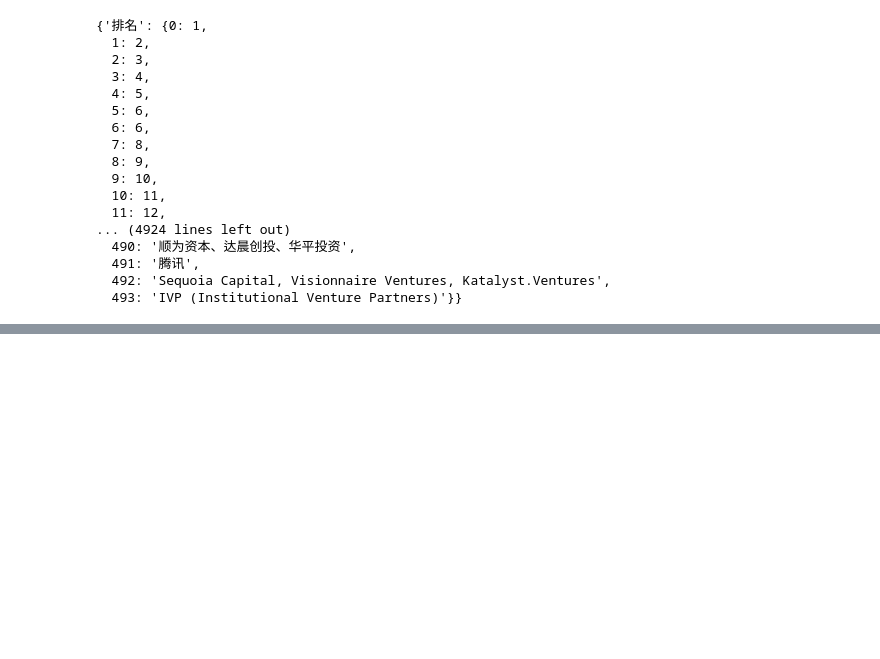
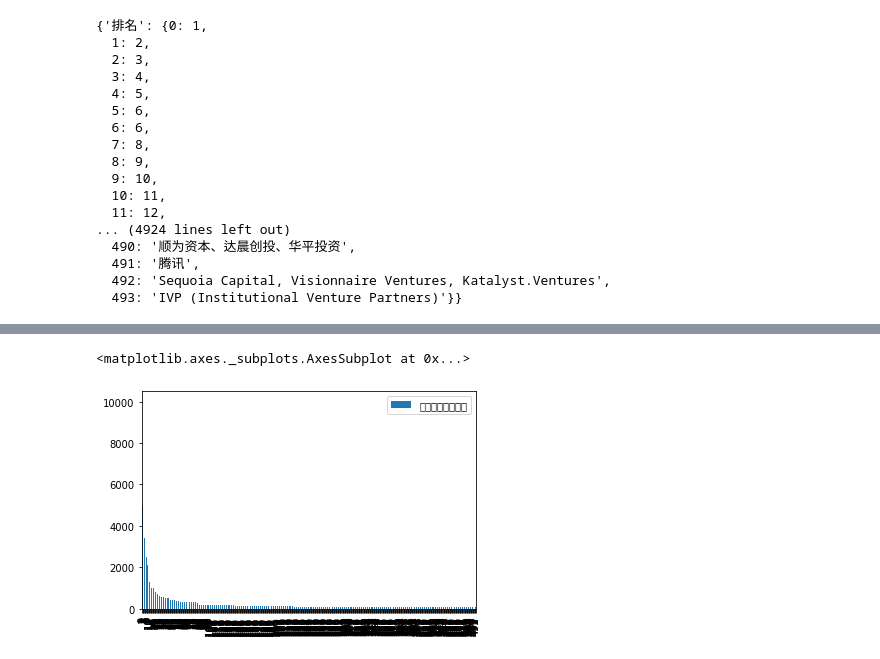
Before and after one commit to liuyu19/python_pandas, a Jupyter notebook: Spring20_Pandas/20春_pandas_week06_try/Untitled.ipynb, the cells around one changed output, grey strips where cells are left out. Drawn from its saved outputs; the diff is of its cells as text; code cells hidden in the pictures; blank space fills up the shorter version.

```diff
--- a/Spring20_Pandas/20春_pandas_week06_try/Untitled.ipynb
+++ b/Spring20_Pandas/20春_pandas_week06_try/Untitled.ipynb
@@ -331,0 +425,5 @@ df.to_dict()
+# %%
+df[["估值（亿人民币）"]].plot(kind="bar")
+# %% [output]
+<matplotlib.axes._subplots.AxesSubplot at 0x...>
+[figure, added]
```
Also changed, not shown: parts of 12 cells of this notebook.
